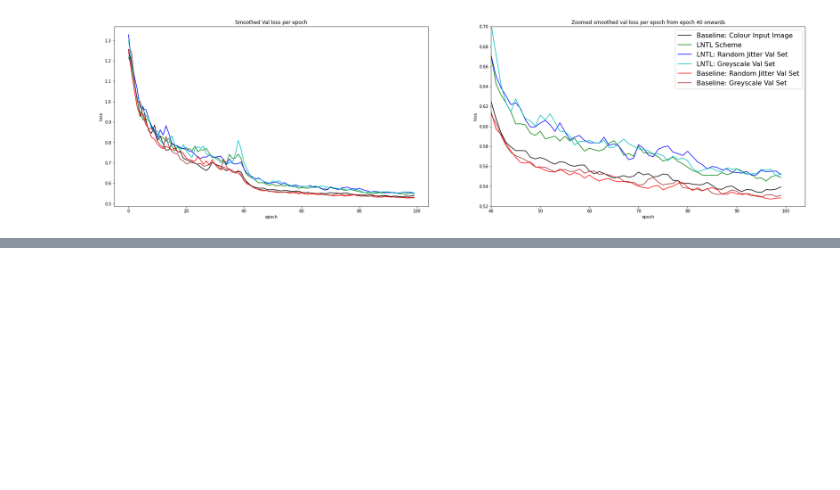
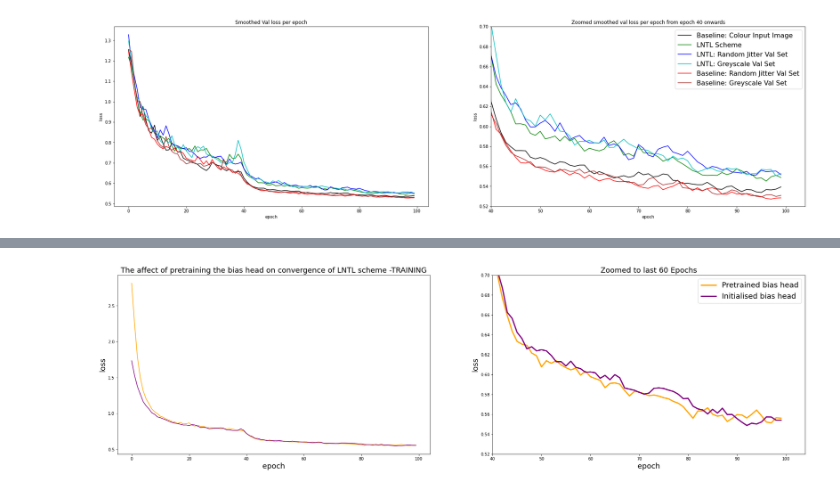
Before and after one commit to JackStelling/BiasMitigation, a Jupyter notebook: LNTL/utils/visualisations.ipynb, the cells around one changed output, grey strips where cells are left out. Drawn from its saved outputs; the diff is of its cells as text; code cells hidden in the pictures; blank space fills up the shorter version.

Commit message:
tests conducted with pretrained bias head, Synthia dataset added and preprocessed for semantic labels

```diff
--- a/LNTL/utils/visualisations.ipynb
+++ b/LNTL/utils/visualisations.ipynb
@@ -503,0 +504,35 @@ plt.show()
+# %%
+#LNTL with pretrained bias head
+LNTL_pretrained_bias_seg_head_train = pd.read_pickle('/content/drive/MyDrive/BiasMitigation/LNTL/training_logs/Deeplab/Cityscapes/LNTL/Exp6_Stage1/epoch_losses_train.pkl')
+LNTL_pretrained_bias_seg_head_val =  pd.read_pickle('/content/drive/MyDrive/BiasMitigation/LNTL/training_logs/Deeplab/Cityscapes/LNTL/Exp6_Stage1/epoch_losses_val.pkl')
+# %%
+plt.figure(figsize=(30, 8))
+x_labels = list(range(0,100))
+
+# All epochs
+plt.subplot(1, 2, 1)
+
+# New lines
+plt.plot(x_labels, smooth(LNTL_pretrained_bias_seg_head_train, .50), 'orange')
+plt.plot(x_labels, smooth(LNTL_train_seg_head, .50), 'purple')
+
+plt.ylabel("loss", fontsize = 18)
+plt.xlabel("epoch", fontsize = 18)
+plt.title("The affect of pretraining the bias head on convergence of LNTL scheme -TRAINING", fontsize = 18)
+#~~~~~~~~~~~~~~~~~~~~~~~~~~~~~~~~~~~~~~~~~~~~~~~~~~~~~~~~~~~~~~~~~~~~~~~~~~~~~~~
+# Zoomed in
+plt.subplot(1, 2, 2)
+#
+plt.plot(x_labels, smooth(LNTL_pretrained_bias_seg_head_train, .60), 'orange', linewidth= 3, label = 'Pretrained bias head')
+plt.plot(x_labels, smooth(LNTL_train_seg_head, .60), 'purple', linewidth = 3, label = 'Initialised bias head')
+#
+plt.xlim(left=40)
+plt.ylim(0.52, 0.70)
+plt.ylabel("loss",fontsize = 18)
+plt.xlabel("epoch",fontsize = 18)
+plt.title("Zoomed to last 60 Epochs", fontsize = 18)
+plt.legend(loc='upper right', prop={'size': 18})
+
+plt.show()
+# %% [output]
+[figure, added]
```
Also changed, not shown: parts of 2 cells of this notebook, 47 other files.
